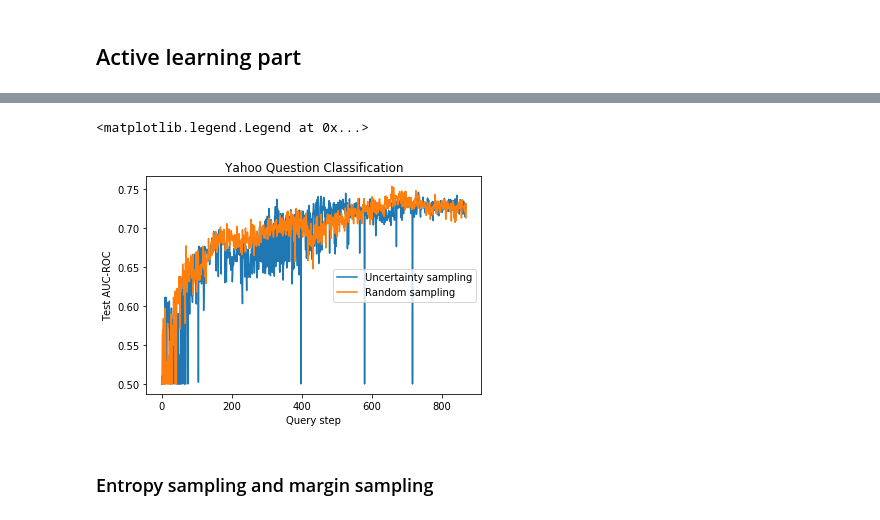
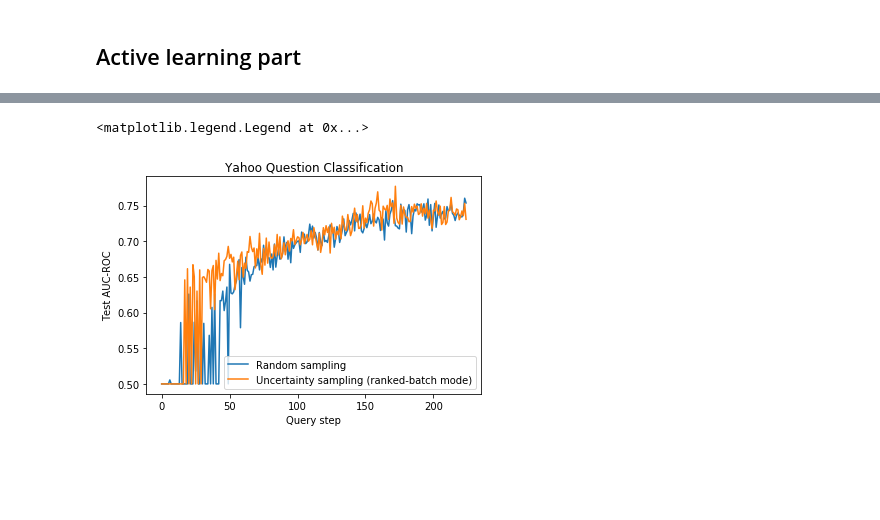
Before and after one commit to nikolay-bushkov/kaist_internship, a Jupyter notebook: active_learning_for_question_classification.ipynb, the cells around one changed output, grey strips where cells are left out. Drawn from its saved outputs; the diff is of its cells as text; code cells hidden in the pictures; blank space fills up the shorter version.

Commit message:
Uncertainty sampling (ranked-batch mode)

```diff
--- a/active_learning_for_question_classification.ipynb
+++ b/active_learning_for_question_classification.ipynb
@@ -104,3 +106,3 @@ QUERY_STEPS = (len(X_train_full) - SEED_SIZE) // QUERY_SIZE
 # %%
-X_seed, X_pool, y_seed, y_pool = train_test_split(X_train_full, y_train_full, train_size=SEED_SIZE, random_state=42, stratify=y_train_full)
+X_seed, X_pool, y_seed, y_pool = train_test_split(X_train_full, y_train_full, train_size=SEED_SIZE, random_state=42)
 # %%
@@ -119,13 +118,16 @@ us_scores = list()
+# %%
+rs_scores = list()
+us_scores = list()
+rs_mask = np.ones(X_pool.shape[0], np.bool)
+us_mask = np.ones(X_pool.shape[0], np.bool)
 # %%
 rs_learner = ActiveLearner(
-    estimator=Pipeline(steps),
-    query_strategy=random_sampling,
-    X_training=X_seed, y_training=y_seed
+    estimator=FCClassifierROCAUC(),
+    query_strategy=random_sampling
 )
 us_learner = ActiveLearner(
-    estimator=Pipeline(steps),
-    query_strategy=uncertainty_sampling,
-    X_training=X_seed, y_training=y_seed
+    estimator=FCClassifierROCAUC(),
+    query_strategy=uncertainty_batch_sampling
 )
 # %%
 for query_step in tqdm(queries):
@@ -133,23 +135,25 @@ for query_step in tqdm(queries):
     #random
     query_idx_rs, query_inst_rs = rs_learner.query(X_pool_rs, n_instances=QUERY_SIZE)
     rs_learner.teach(query_inst_rs, y_pool_rs[query_idx_rs])
-    X_pool_rs, y_pool_rs = np.delete(X_pool_rs, query_idx_rs, axis=0), np.delete(y_pool_rs, query_idx_rs)
+    rs_mask[query_idx_rs] = 0
+    X_pool_rs, y_pool_rs = X_pool_rs[rs_mask], y_pool_rs[rs_mask]
+    rs_mask = np.ones(X_pool_rs.shape[0], np.bool)
     rs_scores.append(rs_learner.score(X_test, y_test))
 
-    #uncertainty
-    query_idx_us, query_inst_us = us_learner.query(X_pool_us, n_instances=QUERY_SIZE)
+    #uncertainty (batch)
+    query_idx_us, query_inst_us = us_learner.query(X_pool_us, n_instances=QUERY_SIZE, metric='cosine', n_jobs=-2)
     us_learner.teach(query_inst_us, y_pool_us[query_idx_us])
-    X_pool_us, y_pool_us = np.delete(X_pool_us, query_idx_us, axis=0), np.delete(y_pool_us, query_idx_us)
+    us_mask[query_idx_us] = 0
+    X_pool_us, y_pool_us = X_pool_us[us_mask], y_pool_us[us_mask]
+    us_mask = np.ones(X_pool_us.shape[0], np.bool)
     us_scores.append(us_learner.score(X_test, y_test))
 # %%
-plt.plot(us_scores, label='Uncertainty sampling')
 plt.plot(rs_scores, label='Random sampling')
+plt.plot(us_scores, label='Uncertainty sampling (ranked-batch mode)')
 plt.title('Yahoo Question Classification')
 plt.xlabel('Query step')
 plt.ylabel('Test AUC-ROC')
 plt.legend()
 # %% [output]
 <matplotlib.legend.Legend at 0x...>
-[figure, old version]
+[figure, new version]
-# %% [markdown]
-### Entropy sampling and margin sampling
```
Also changed, not shown: parts of 31 cells of this notebook.
